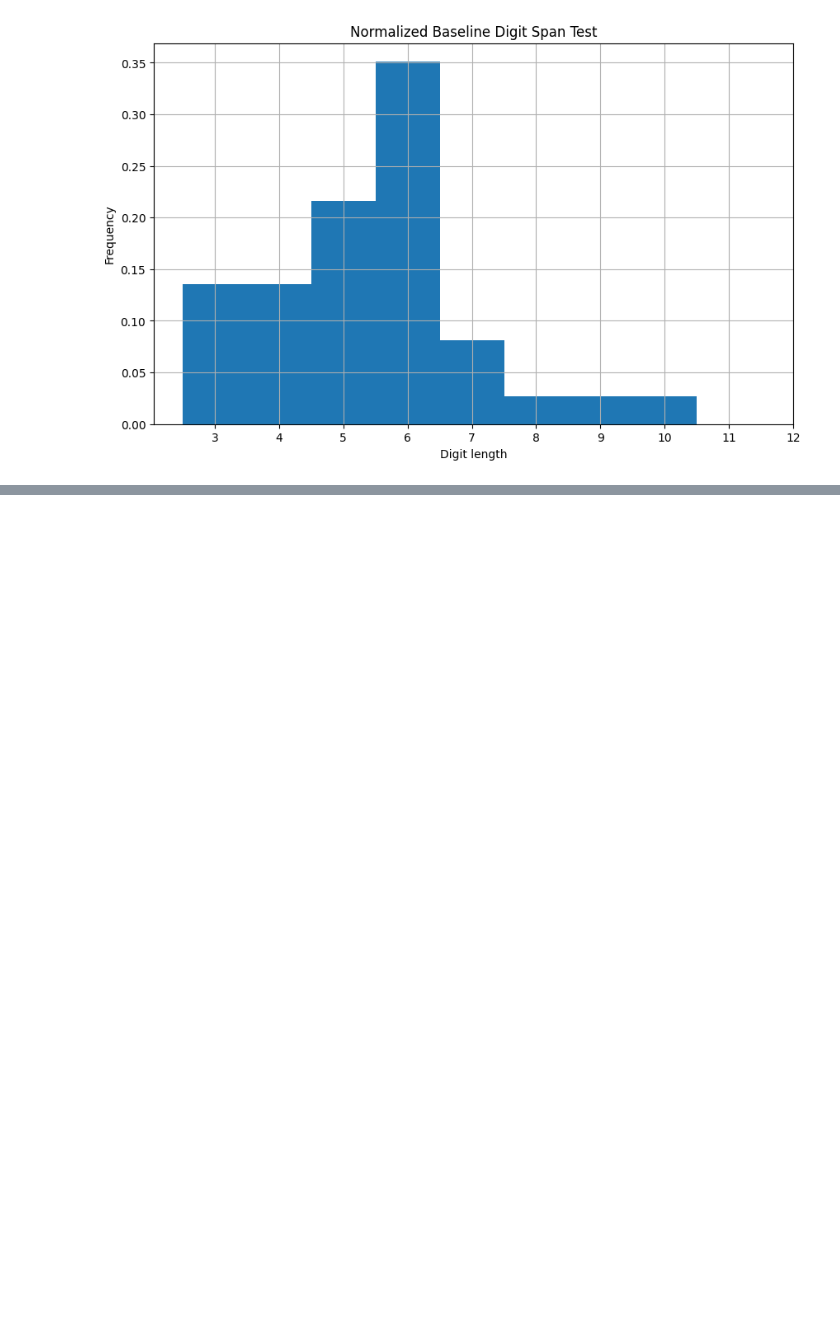
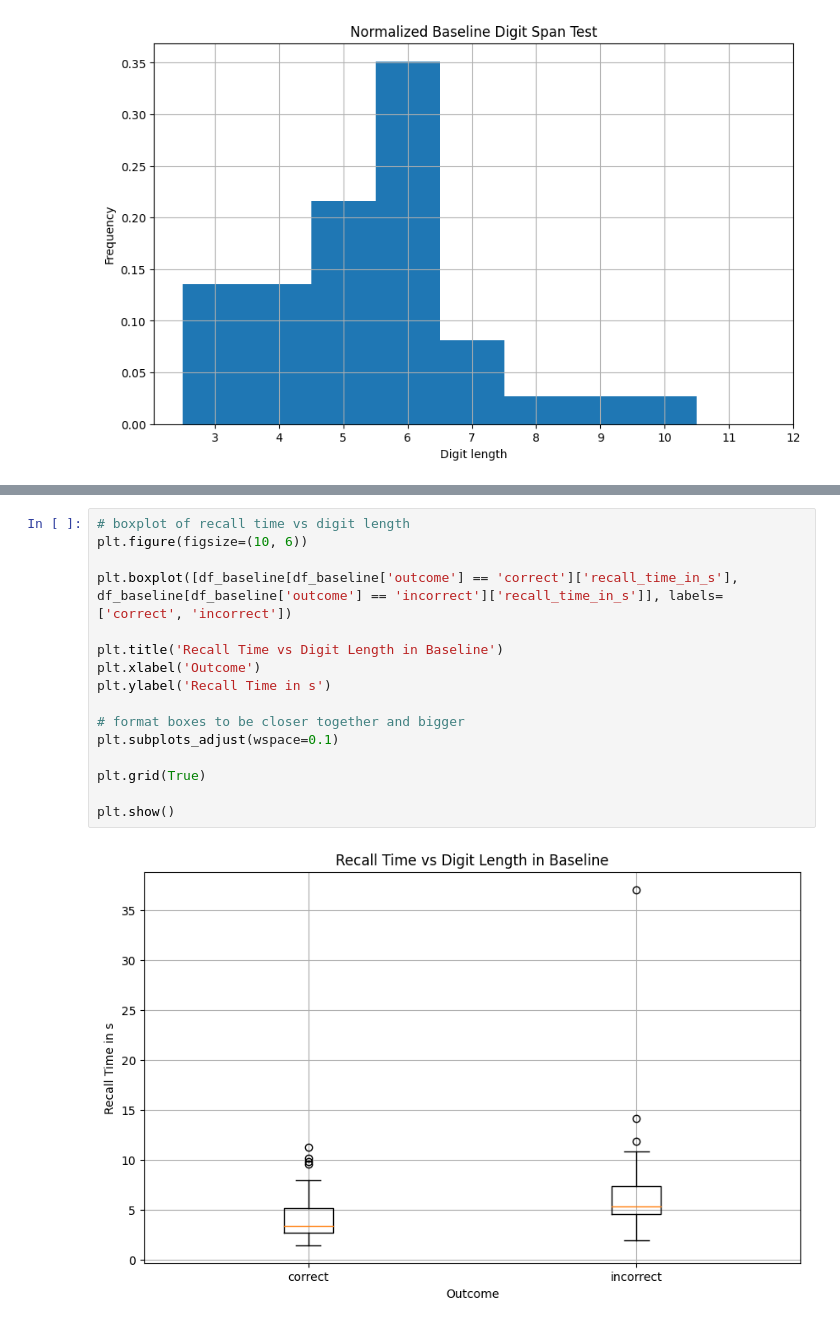
Before and after one commit to Faufreluche/Digit_Span_Trainer, a Jupyter notebook: results_analysis.ipynb, the cells around one changed output, grey strips where cells are left out. Drawn from its saved outputs; the diff is of its cells as text; blank space fills up the shorter version.

```diff
--- a/results_analysis.ipynb
+++ b/results_analysis.ipynb
@@ -138,0 +218,18 @@ plt.show()
+# %%
+# boxplot of recall time vs digit length
+plt.figure(figsize=(10, 6))
+
+plt.boxplot([df_baseline[df_baseline['outcome'] == 'correct']['recall_time_in_s'], df_baseline[df_baseline['outcome'] == 'incorrect']['recall_time_in_s']], labels=['correct', 'incorrect'])
+
+plt.title('Recall Time vs Digit Length in Baseline')
+plt.xlabel('Outcome')
+plt.ylabel('Recall Time in s')
+
+# format boxes to be closer together and bigger
+plt.subplots_adjust(wspace=0.1)
+
+plt.grid(True)
+
+plt.show()
+# %% [output]
+[figure, added]
```
Also changed, not shown: parts of 18 cells of this notebook.
